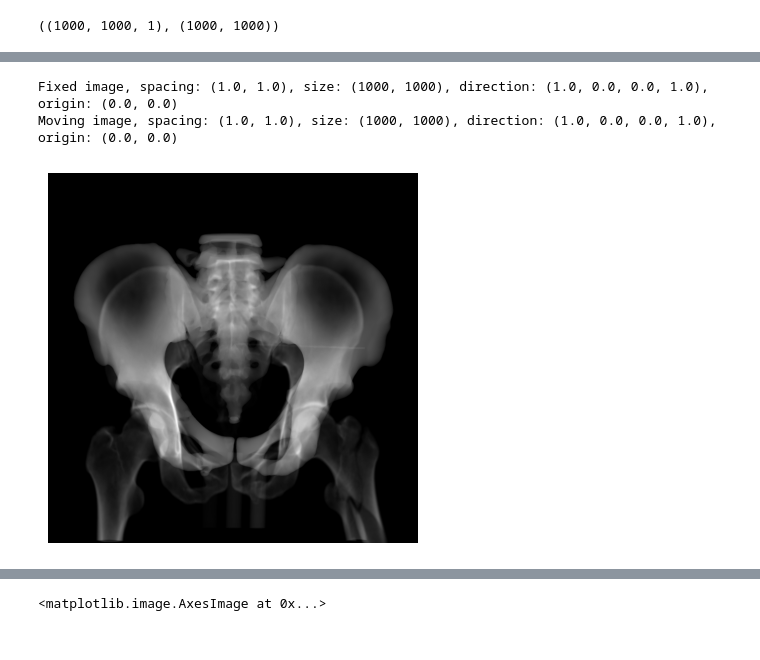
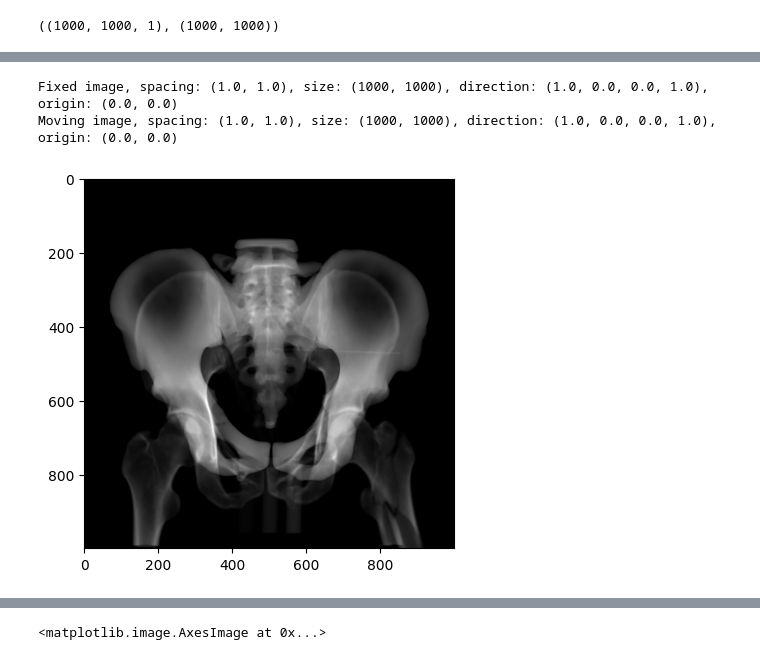
Before and after one commit to Vojtech-Benda/ca_isf, a Jupyter notebook: sitkRegistration.ipynb, the cells around one changed output, grey strips where cells are left out. Saved outputs shown, nothing was run; the diff lists cells and outputs as text; code cells hidden in the pictures.

```diff
--- a/sitkRegistration.ipynb
+++ b/sitkRegistration.ipynb
@@ -68,15 +49,14 @@ plt.show()
 # %%
 fixedImage = intraopImageInverted
 movingImage = preopImage[:, :, 0]
 movingImage.SetOrigin(fixedImage.GetOrigin())
 movingImage.SetSpacing(fixedImage.GetSpacing())
 print(f"Fixed image, spacing: {fixedImage.GetSpacing()}, size: {fixedImage.GetSize()}, direction: {fixedImage.GetDirection()}, origin: {fixedImage.GetOrigin()}")
 print(f"Moving image, spacing: {movingImage.GetSpacing()}, size: {movingImage.GetSize()}, direction: {movingImage.GetDirection()}, origin: {movingImage.GetOrigin()}")
 plt.imshow(sitk.GetArrayViewFromImage(fixedImage), cmap="gray")
 plt.imshow(sitk.GetArrayViewFromImage(movingImage), cmap="gray", alpha=0.5)
-plt.axis("off")
 plt.show()
 # %% [output]
 Fixed image, spacing: (1.0, 1.0), size: (1000, 1000), direction: (1.0, 0.0, 0.0, 1.0), origin: (0.0, 0.0)
 Moving image, spacing: (1.0, 1.0), size: (1000, 1000), direction: (1.0, 0.0, 0.0, 1.0), origin: (0.0, 0.0)
-[figure, old version]
+[figure, new version]
```
Also changed, not shown: parts of 16 cells of this notebook.
